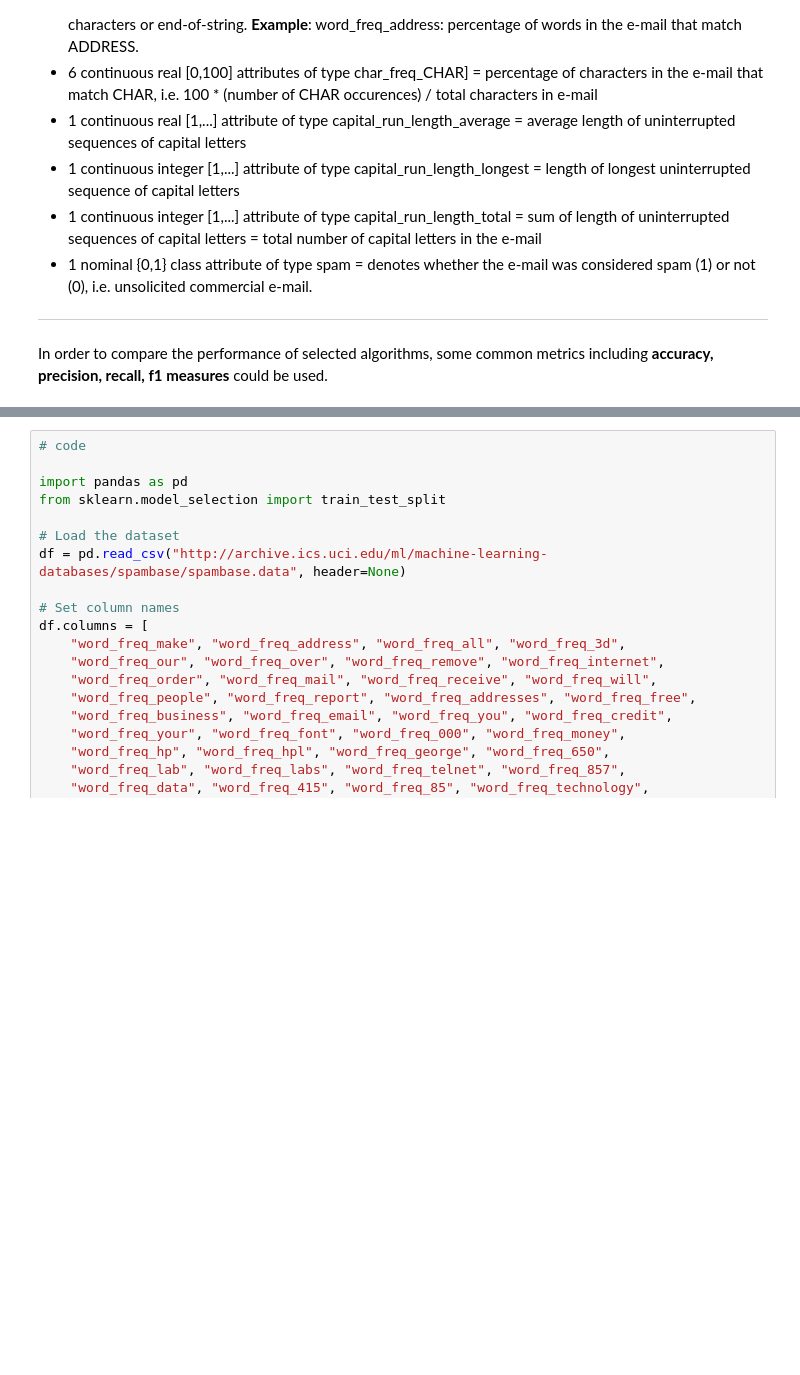
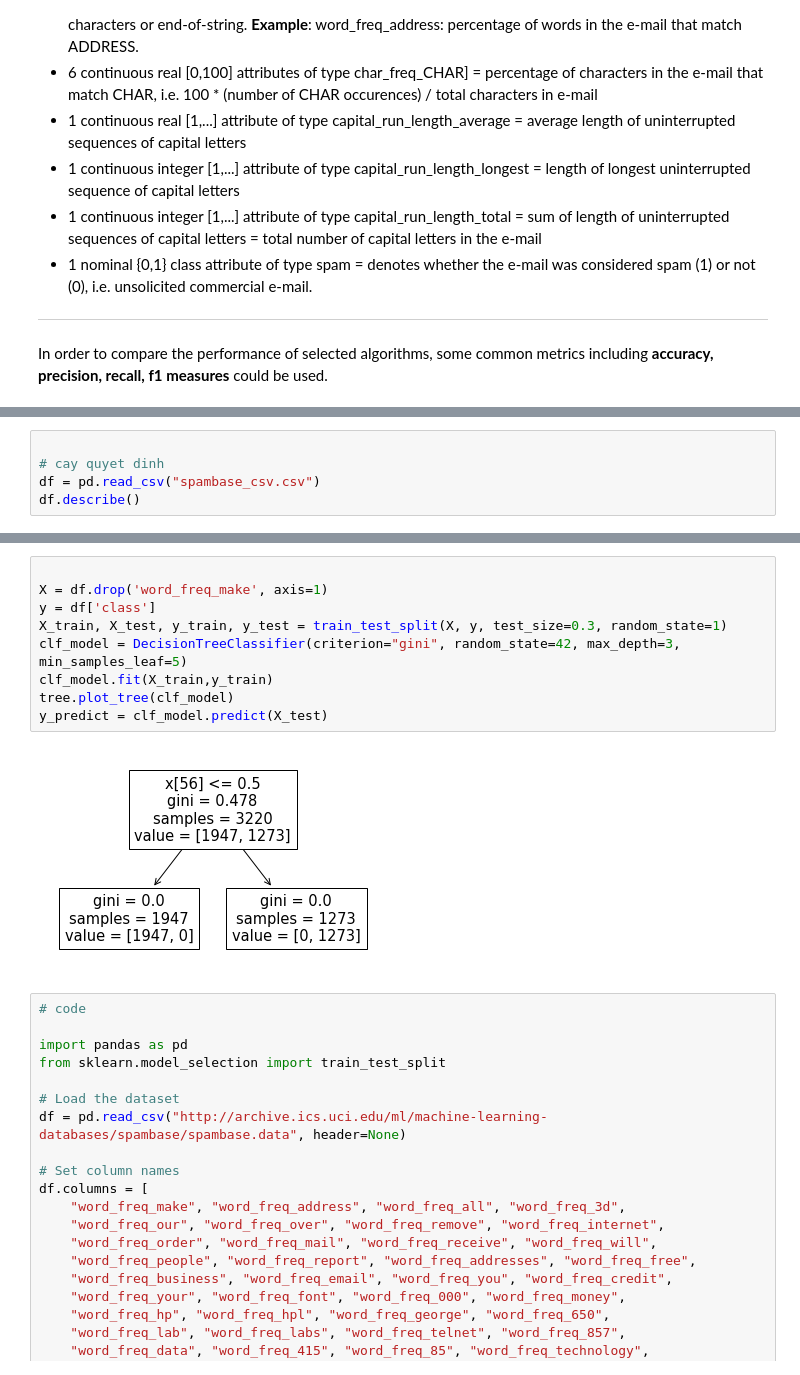
Before and after one commit to NguyenThiTrucMai/MayHoc, a Jupyter notebook: Lab_4_20130321_NguyenThiTrucMai.ipynb, the cells around one changed output, grey strips where cells are left out. Drawn from its saved outputs; the diff is of its cells as text; blank space fills up the shorter version.

```diff
--- a/Lab_4_20130321_NguyenThiTrucMai.ipynb
+++ b/Lab_4_20130321_NguyenThiTrucMai.ipynb
@@ -313,0 +303,5 @@ In order to compare the performance of selected algorithms, some common metrics
+# %%
+
+# cay quyet dinh
+df = pd.read_csv("spambase_csv.csv")
+df.describe()
@@ -314,3 +319,14 @@ In order to compare the performance of selected algorithms, some common metrics
+# %%
+
+X = df.drop('word_freq_make', axis=1)
+y = df['class']
+X_train, X_test, y_train, y_test = train_test_split(X, y, test_size=0.3, random_state=1)
+clf_model = DecisionTreeClassifier(criterion="gini", random_state=42, max_depth=3, min_samples_leaf=5)
+clf_model.fit(X_train,y_train)
+tree.plot_tree(clf_model)
+y_predict = clf_model.predict(X_test)
+# %% [output]
+[figure, added]
 # %%
 # code
 
```
Also changed, not shown: parts of 5 cells of this notebook.
